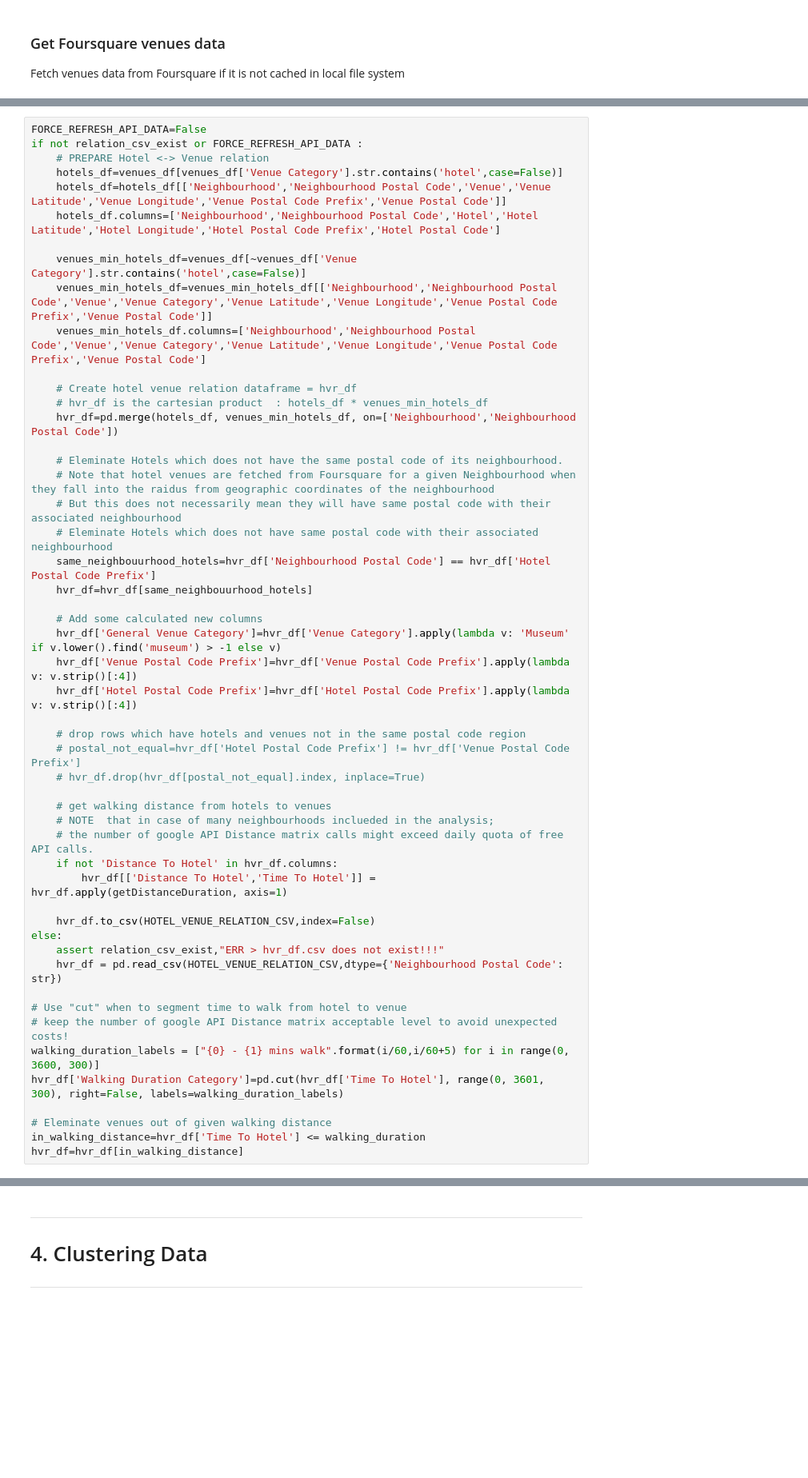
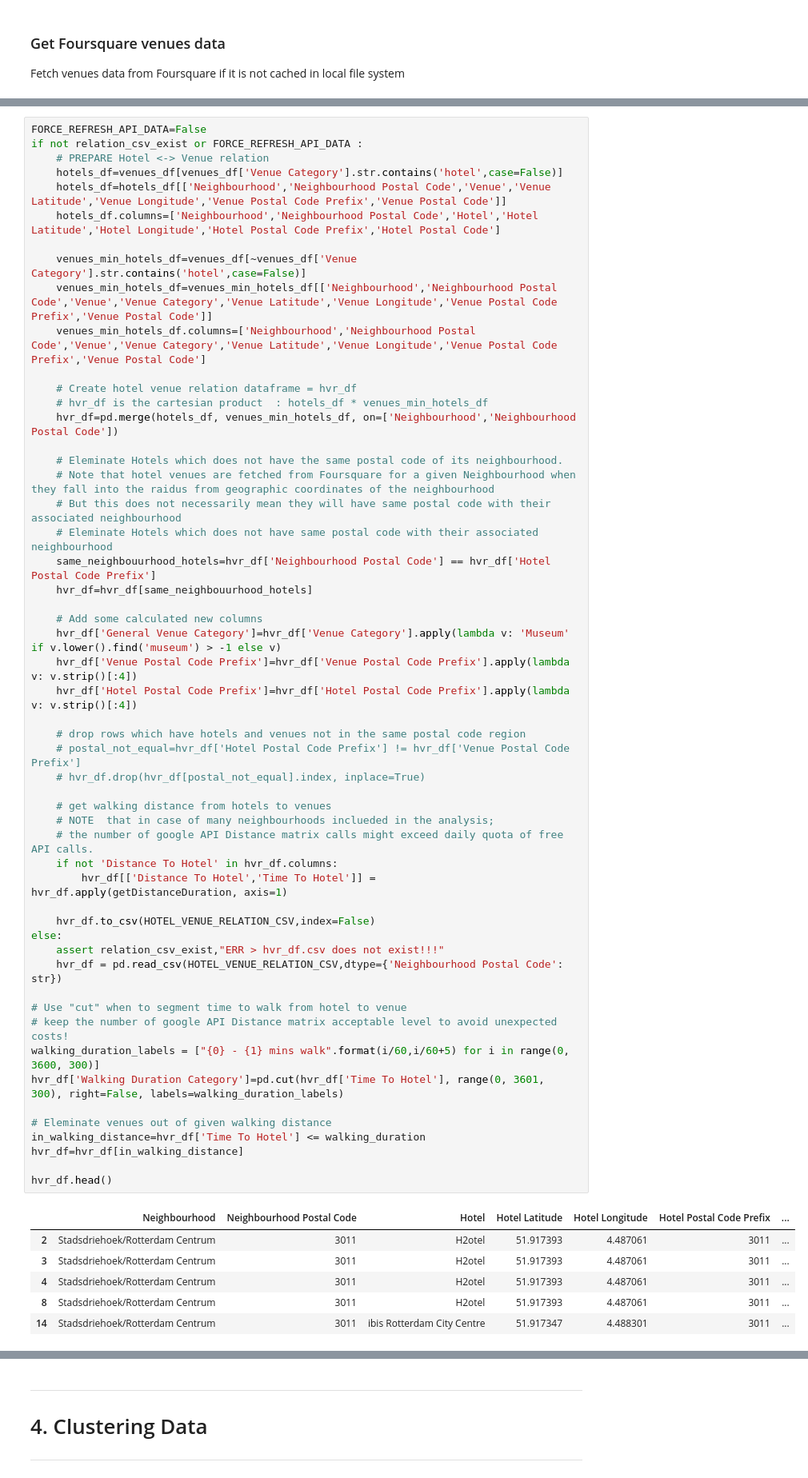
Before and after one commit to eeskikoy/adatadetective, a Jupyter notebook: posts/recommend_hotel/recommend_hotel.ipynb, the cells around one changed output, grey strips where cells are left out. Shown at 80% size. Cells and saved outputs as stored; diff of their text form; blank space fills up the shorter version.

```diff
--- a/posts/recommend_hotel/recommend_hotel.ipynb
+++ b/posts/recommend_hotel/recommend_hotel.ipynb
@@ -409,30 +412,39 @@ if not relation_csv_exist or FORCE_REFRESH_API_DATA :
     hvr_df=hvr_df[same_neighbouurhood_hotels]
 
     # Add some calculated new columns
     hvr_df['General Venue Category']=hvr_df['Venue Category'].apply(lambda v: 'Museum' if v.lower().find('museum') > -1 else v)
     hvr_df['Venue Postal Code Prefix']=hvr_df['Venue Postal Code Prefix'].apply(lambda v: v.strip()[:4])
     hvr_df['Hotel Postal Code Prefix']=hvr_df['Hotel Postal Code Prefix'].apply(lambda v: v.strip()[:4])
 
     # drop rows which have hotels and venues not in the same postal code region
     # postal_not_equal=hvr_df['Hotel Postal Code Prefix'] != hvr_df['Venue Postal Code Prefix']
     # hvr_df.drop(hvr_df[postal_not_equal].index, inplace=True)
 
     # get walking distance from hotels to venues
     # NOTE  that in case of many neighbourhoods inclueded in the analysis;
     # the number of google API Distance matrix calls might exceed daily quota of free API calls.
     if not 'Distance To Hotel' in hvr_df.columns:
         hvr_df[['Distance To Hotel','Time To Hotel']] = hvr_df.apply(getDistanceDuration, axis=1)
 
     hvr_df.to_csv(HOTEL_VENUE_RELATION_CSV,index=False)
 else:
     assert relation_csv_exist,"ERR > hvr_df.csv does not exist!!!"
     hvr_df = pd.read_csv(HOTEL_VENUE_RELATION_CSV,dtype={'Neighbourhood Postal Code': str})
 
 # Use "cut" when to segment time to walk from hotel to venue
 # keep the number of google API Distance matrix acceptable level to avoid unexpected costs!
 walking_duration_labels = ["{0} - {1} mins walk".format(i/60,i/60+5) for i in range(0, 3600, 300)]
 hvr_df['Walking Duration Category']=pd.cut(hvr_df['Time To Hotel'], range(0, 3601, 300), right=False, labels=walking_duration_labels)
 
 # Eleminate venues out of given walking distance
 in_walking_distance=hvr_df['Time To Hotel'] <= walking_duration
 hvr_df=hvr_df[in_walking_distance]
+
+hvr_df.head()
+# %% [output]
+|  | Neighbourhood | Neighbourhood Postal Code | Hotel | Hotel Latitude | Hotel Longitude | Hotel Postal Code Prefix | ... |
+| 2 | Stadsdriehoek/Rotterdam Centrum | 3011 | H2otel | 51.917393 | 4.487061 | 3011 | ... |
+| 3 | Stadsdriehoek/Rotterdam Centrum | 3011 | H2otel | 51.917393 | 4.487061 | 3011 | ... |
+| 4 | Stadsdriehoek/Rotterdam Centrum | 3011 | H2otel | 51.917393 | 4.487061 | 3011 | ... |
+| 8 | Stadsdriehoek/Rotterdam Centrum | 3011 | H2otel | 51.917393 | 4.487061 | 3011 | ... |
+| 14 | Stadsdriehoek/Rotterdam Centrum | 3011 | ibis Rotterdam City Centre | 51.917347 | 4.488301 | 3011 | ... |
```
Also changed, not shown: parts of 3 cells of this notebook.
